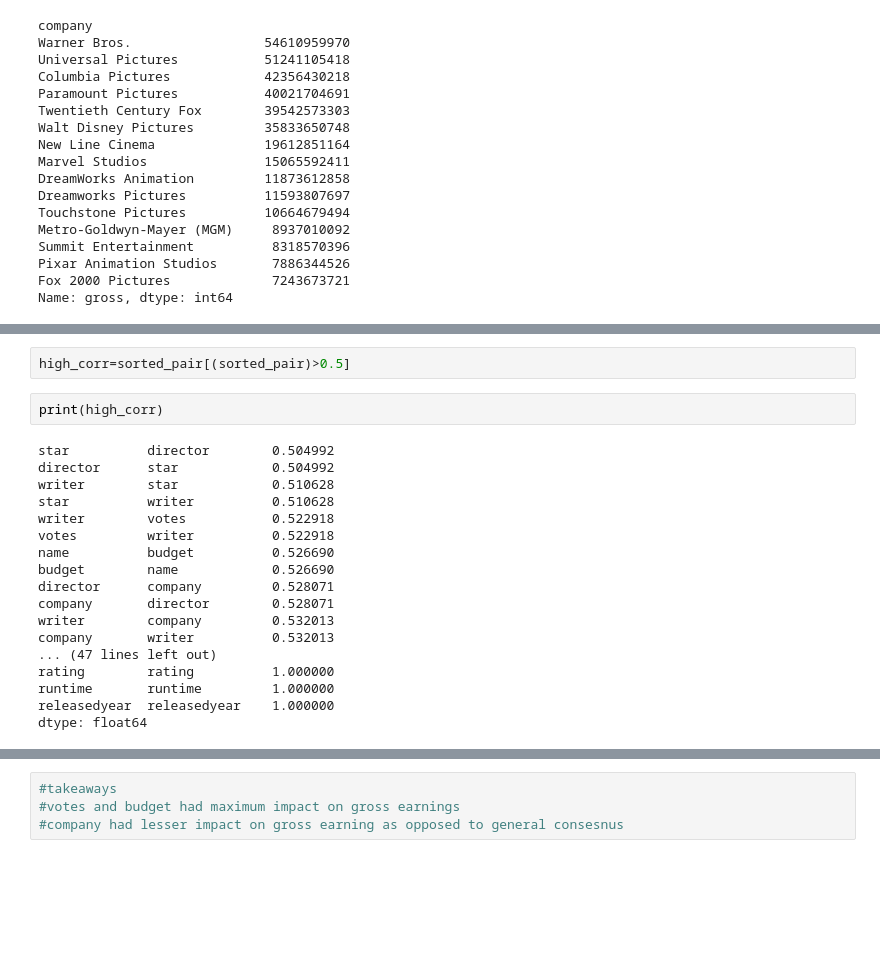
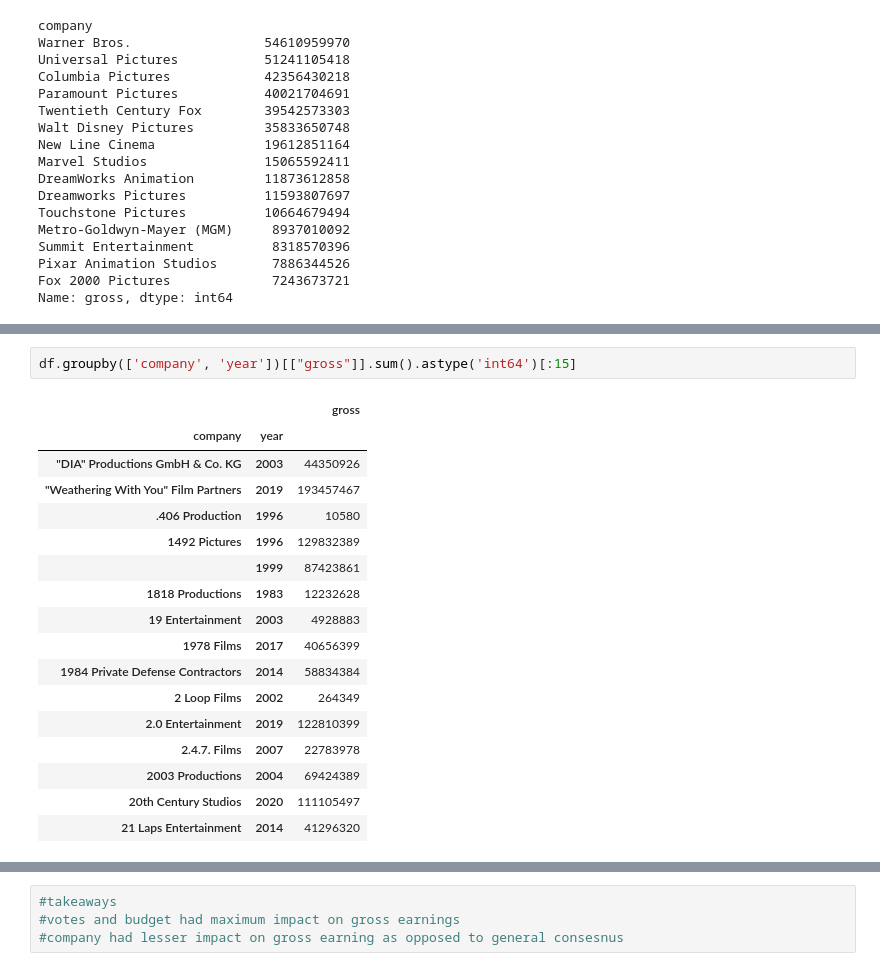
Before and after one commit to adarsh910/PROJECTS, a Jupyter notebook: Movie correlation PROJECT.ipynb, the cells around one changed output, grey strips where cells are left out. Saved outputs shown, nothing was run; the diff lists cells and outputs as text; blank space fills up the shorter version.

```diff
--- a/Movie correlation PROJECT.ipynb
+++ b/Movie correlation PROJECT.ipynb
@@ -272,22 +178,20 @@ dtype: float64
-# %%
-high_corr=sorted_pair[(sorted_pair)>0.5]
-# %%
-print(high_corr)
-# %% [output]
-star          director        0.504992
-director      star            0.504992
-writer        star            0.510628
-star          writer          0.510628
-writer        votes           0.522918
-votes         writer          0.522918
-name          budget          0.526690
-budget        name            0.526690
-director      company         0.528071
-company       director        0.528071
-writer        company         0.532013
-company       writer          0.532013
-... (47 lines left out)
-rating        rating          1.000000
-runtime       runtime         1.000000
-releasedyear  releasedyear    1.000000
-dtype: float64
+# %%
+df.groupby(['company', 'year'])[["gross"]].sum().astype('int64')[:15]
+# %% [output]
+|  |  | gross |
+| company | year |  |
+| "DIA" Productions GmbH & Co. KG | 2003 | 44350926 |
+| "Weathering With You" Film Partners | 2019 | 193457467 |
+| .406 Production | 1996 | 10580 |
+| 1492 Pictures | 1996 | 129832389 |
+|  | 1999 | 87423861 |
+| 1818 Productions | 1983 | 12232628 |
+| 19 Entertainment | 2003 | 4928883 |
+| 1978 Films | 2017 | 40656399 |
+| 1984 Private Defense Contractors | 2014 | 58834384 |
+| 2 Loop Films | 2002 | 264349 |
+| 2.0 Entertainment | 2019 | 122810399 |
+| 2.4.7. Films | 2007 | 22783978 |
+| 2003 Productions | 2004 | 69424389 |
+| 20th Century Studios | 2020 | 111105497 |
+| 21 Laps Entertainment | 2014 | 41296320 |
```
Also changed, not shown: parts of 11 cells of this notebook.
